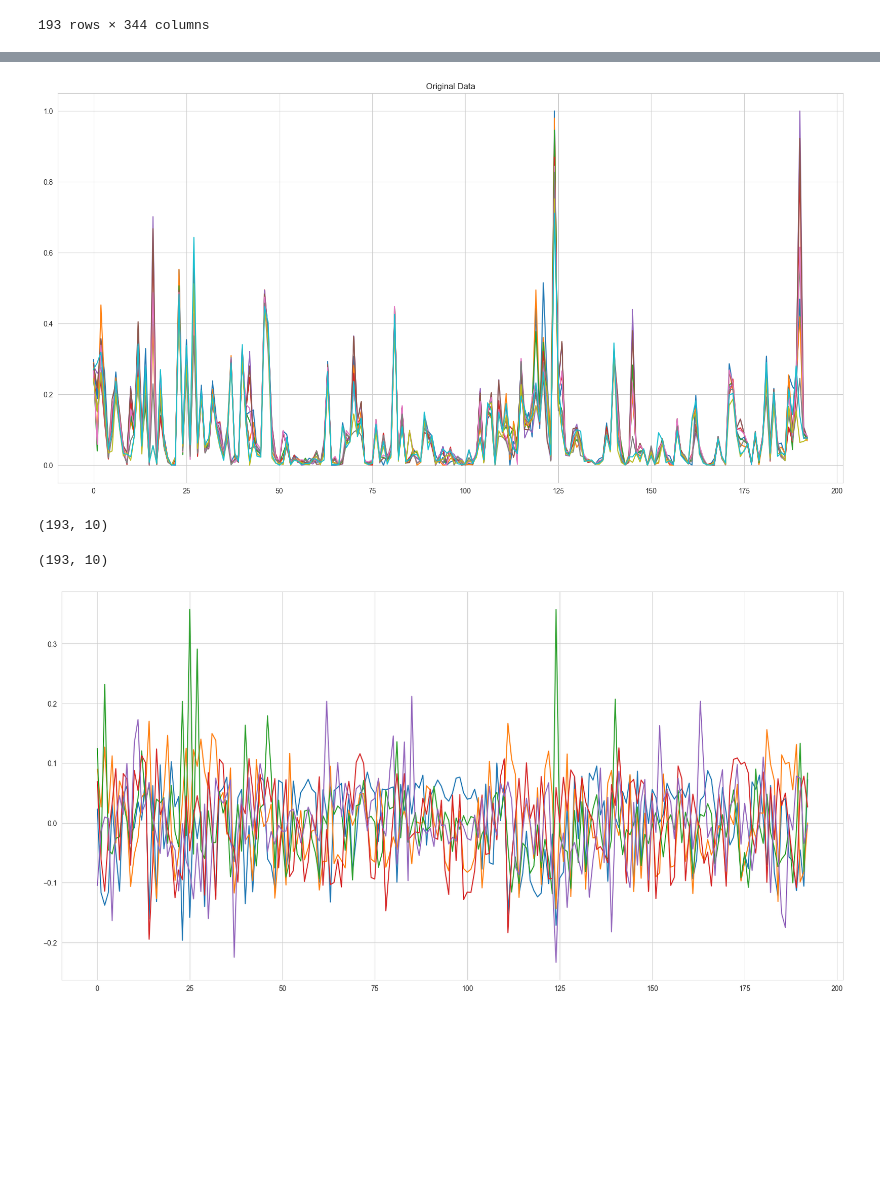
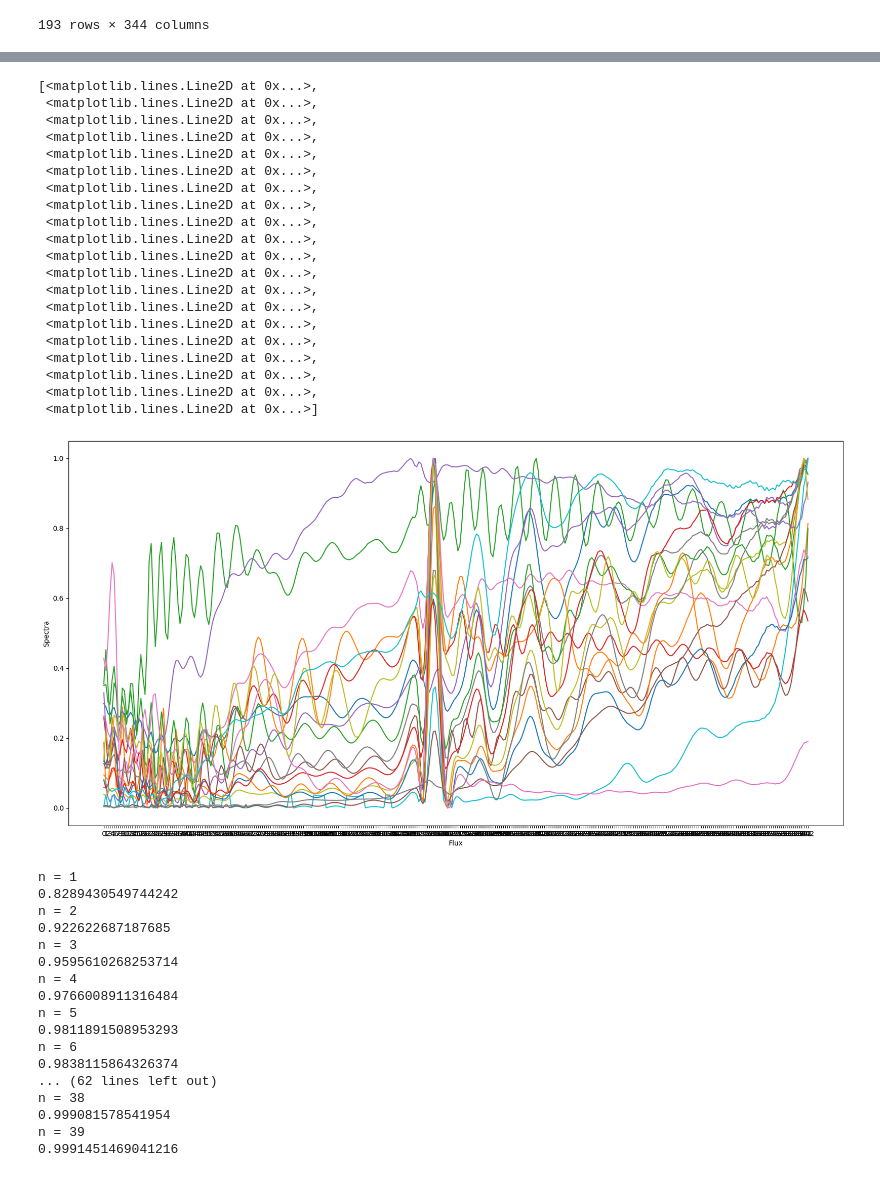
Before and after one commit to opcruz/gaiaDR3ML, a Jupyter notebook: GaiaXpy/dimensionality_reduction/Reduction_algorithm_SY.ipynb, the cells around one changed output, grey strips where cells are left out. Cells and saved outputs as stored; diff of their text form; code cells hidden in the pictures; blank space fills up the shorter version.

```diff
--- a/GaiaXpy/dimensionality_reduction/Reduction_algorithm_SY.ipynb
+++ b/GaiaXpy/dimensionality_reduction/Reduction_algorithm_SY.ipynb
@@ -99,0 +25,4 @@ fig.show()
+# %%
+data_t =  data.T
+# %%
+data_t =  data_t.drop(labels='id', axis=0)
@@ -100,16 +45,27 @@ fig.show()
 # %%
 plt.figure(figsize=(20,10))
-plt.title("Original Data")
-plt.plot(data.iloc[:193, 0:10])
-plt.show()
+plt.xlabel("Flux")
+plt.ylabel("Spectra")
+plt.plot(data_t.iloc[:, 0:20])
 # %% [output]
+[<matplotlib.lines.Line2D at 0x...>,
+ <matplotlib.lines.Line2D at 0x...>,
+ <matplotlib.lines.Line2D at 0x...>,
+ <matplotlib.lines.Line2D at 0x...>,
+ <matplotlib.lines.Line2D at 0x...>,
+ <matplotlib.lines.Line2D at 0x...>,
+ <matplotlib.lines.Line2D at 0x...>,
+ <matplotlib.lines.Line2D at 0x...>,
+ <matplotlib.lines.Line2D at 0x...>,
+ <matplotlib.lines.Line2D at 0x...>,
+ <matplotlib.lines.Line2D at 0x...>,
+ <matplotlib.lines.Line2D at 0x...>,
+ <matplotlib.lines.Line2D at 0x...>,
+ <matplotlib.lines.Line2D at 0x...>,
+ <matplotlib.lines.Line2D at 0x...>,
+ <matplotlib.lines.Line2D at 0x...>,
+ <matplotlib.lines.Line2D at 0x...>,
+ <matplotlib.lines.Line2D at 0x...>,
+ <matplotlib.lines.Line2D at 0x...>,
+ <matplotlib.lines.Line2D at 0x...>]
-[figure, old version]
+[figure, new version]
-# %%
-
-hlle_transformed.shape
-# %% [output]
-(193, 10)
-# %%
-lle_transformed.shape
-# %% [output]
-(193, 10)
@@ -120,8 +72,29 @@ hlle_transformed_data =  pd.DataFrame(hlle_transformed)
-# %%
-plt.figure(figsize=(20,10))
-plt.plot(lle_transformed_data.iloc[0:193, 0:5])
-plt.show()
-# %% [output]
-[figure, removed]
+# %%
+#iteration to visualize the optimal number of components in PCA
+for i in range(1,40):
+  data = []
+  pca = PCA(n_components=i)
+  features_reduced = pca.fit_transform(data_t)
+  print(f"n = {i}")
+  print(pca.explained_variance_ratio_.sum())
+  data.append(pca.explained_variance_ratio_.sum())
+# %% [output]
+n = 1
+0.8289430549744242
+n = 2
+0.922622687187685
+n = 3
+0.9595610268253714
+n = 4
+0.9766008911316484
+n = 5
+0.9811891508953293
+n = 6
+0.9838115864326374
+... (62 lines left out)
+n = 38
+0.999081578541954
+n = 39
+0.9991451469041216
 # %%
 from sklearn.decomposition import PCA
```
Also changed, not shown: parts of 31 cells of this notebook, 1 other file.
